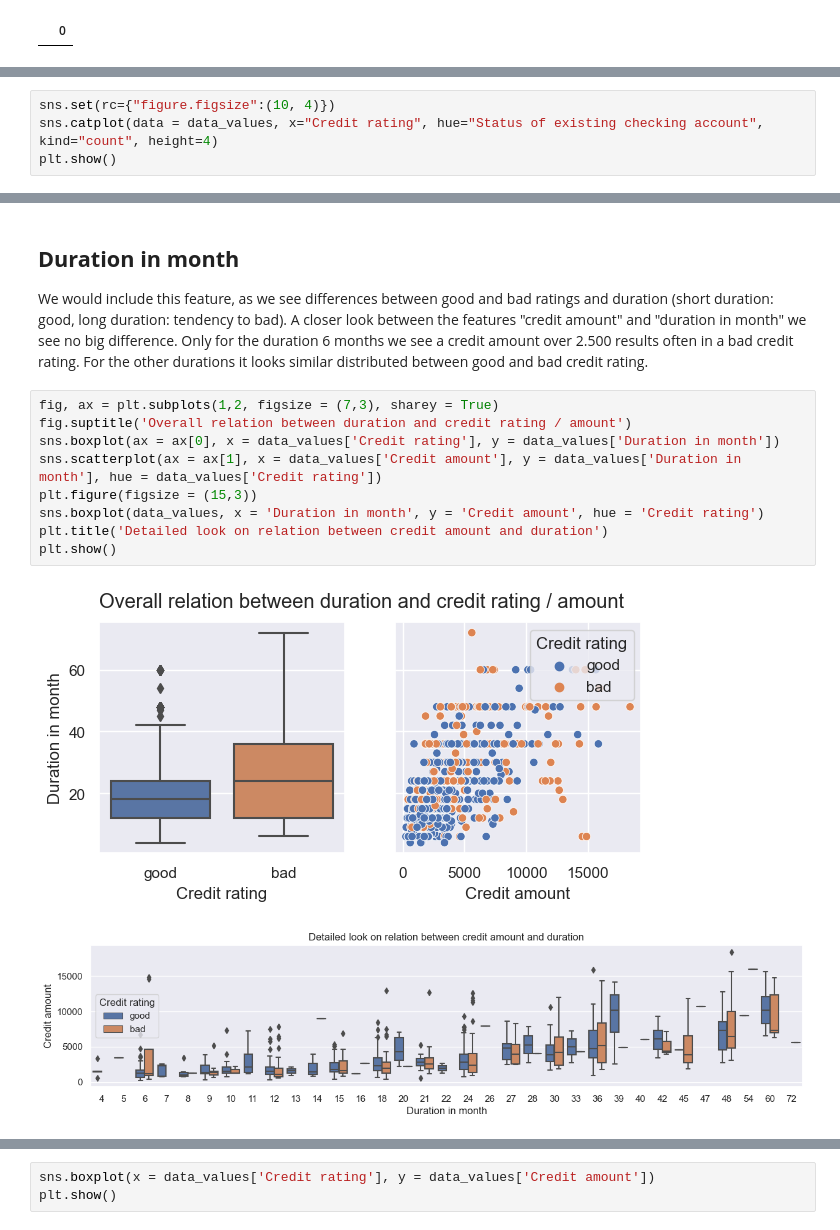
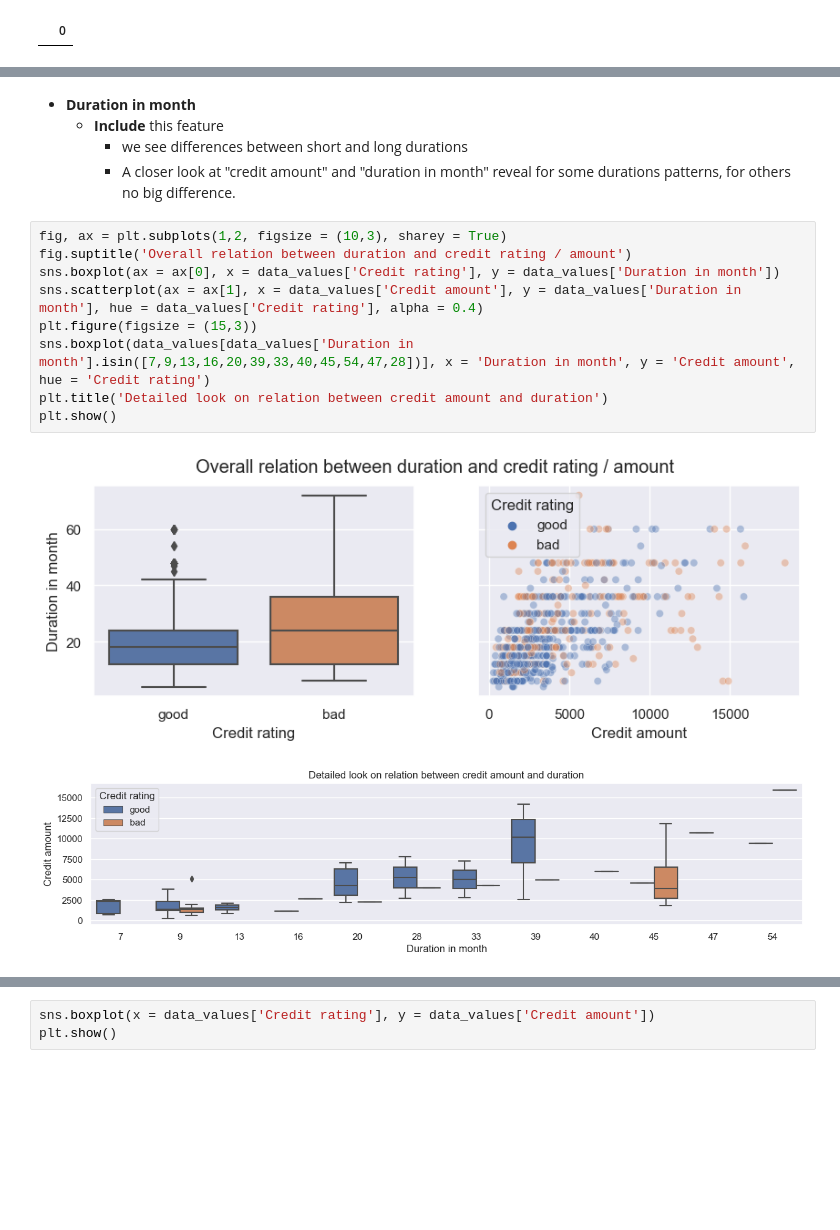
Before and after one commit to dennismgoetz/HoML-Credit-Data, a Jupyter notebook: Data_Preparation.ipynb, the cells around one changed output, grey strips where cells are left out. Drawn from its saved outputs; the diff is of its cells as text; blank space fills up the shorter version.

Commit message:
implemented order of categorical feature, deleted label encoder, added features in data understanding, standardized plots, deleted dictionary generator, changed description and introduced link system.

```diff
--- a/Data_Preparation.ipynb
+++ b/Data_Preparation.ipynb
@@ -226,4 +69,0 @@ We would include this feature as we see patterns in the data. Good credit rating
-# %%
-sns.set(rc={"figure.figsize":(10, 4)})
-sns.catplot(data = data_values, x="Credit rating", hue="Status of existing checking account", kind="count", height=4)
-plt.show()
@@ -232,16 +70,18 @@ plt.show()
-# %% [markdown]
-## **Duration in month** <br>
-We would include this feature, as we see differences between good and bad ratings and duration (short duration: good, long duration: tendency to bad). A closer look between the features "credit amount" and "duration in month" we see no big difference. Only for the duration 6 months we see a credit amount over 2.500 results often in a bad credit rating. For the other durations it looks similar distributed between good and bad credit rating.<br>
+# %% [markdown]
+* **Duration in month** <br>
+    * **Include** this feature
+        - we see differences between short and long durations
+        - A closer look at "credit amount" and "duration in month" reveal for some durations patterns, for others no big difference.<br>
 # %%
-fig, ax = plt.subplots(1,2, figsize = (7,3), sharey = True)
+fig, ax = plt.subplots(1,2, figsize = (10,3), sharey = True)
 fig.suptitle('Overall relation between duration and credit rating / amount')
 sns.boxplot(ax = ax[0], x = data_values['Credit rating'], y = data_values['Duration in month'])
-sns.scatterplot(ax = ax[1], x = data_values['Credit amount'], y = data_values['Duration in month'], hue = data_values['Credit rating'])
+sns.scatterplot(ax = ax[1], x = data_values['Credit amount'], y = data_values['Duration in month'], hue = data_values['Credit rating'], alpha = 0.4)
 plt.figure(figsize = (15,3))
-sns.boxplot(data_values, x = 'Duration in month', y = 'Credit amount', hue = 'Credit rating')
+sns.boxplot(data_values[data_values['Duration in month'].isin([7,9,13,16,20,39,33,40,45,54,47,28])], x = 'Duration in month', y = 'Credit amount', hue = 'Credit rating')
 plt.title('Detailed look on relation between credit amount and duration')
 plt.show()
 # %% [output]
-[figure, old version]
+[figure, new version]
-[figure, old version]
+[figure, new version]
 # %% [markdown]
```
Also changed, not shown: parts of 19 cells of this notebook, 1 other file.
